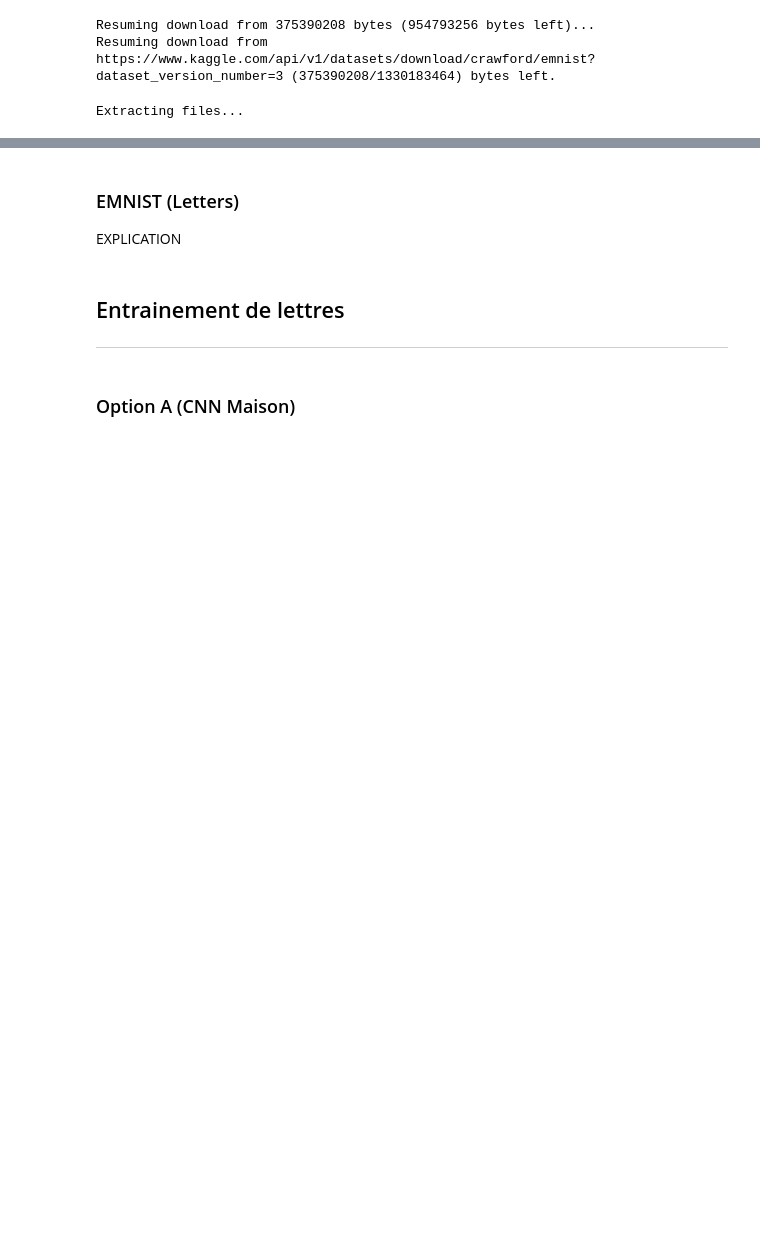
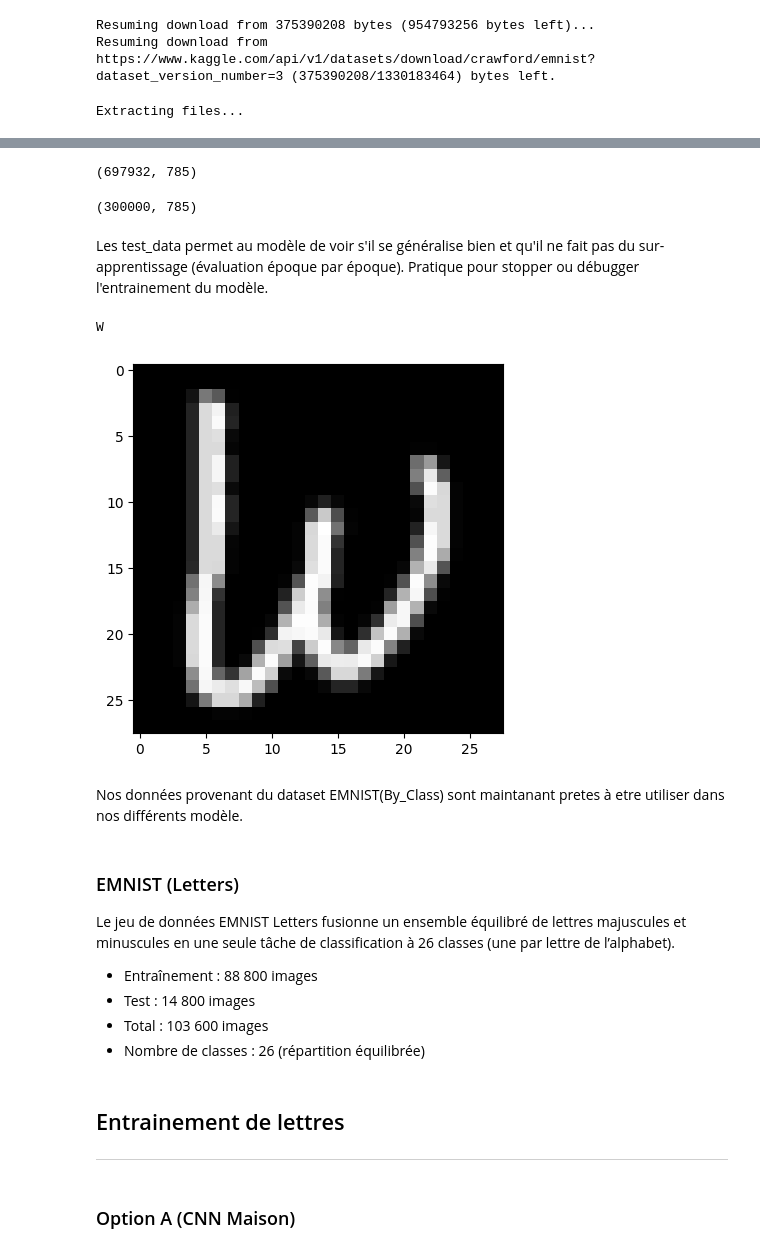
Before and after one commit to axelru26/Projet_Machine_Learning_Air_Drawing, a Jupyter notebook: Air_Drawing.ipynb, the cells around one changed output, grey strips where cells are left out. Saved outputs shown, nothing was run; the diff lists cells and outputs as text; code cells hidden in the pictures; blank space fills up the shorter version.

```diff
--- a/Air_Drawing.ipynb
+++ b/Air_Drawing.ipynb
@@ -66,3 +67,35 @@ __Taille des ensembles :__
 
 __Classes :__
 - ByClass : 62 classes (déséquilibrées)
+# %%
+# Recupération des train_data de EMNITST
+train_data = pd.read_csv('./Datasets/emnist_datasets/emnist-byclass-train.csv', header=None).to_numpy()
+print(train_data.shape)
+train_data = train_data[:300000,:]
+# %% [output]
+(697932, 785)
+# %%
+# Recupération des test_data de EMNITST
+test_data = pd.read_csv('./Datasets/emnist_datasets/emnist-byclass-test.csv', header=None).to_numpy()
+print(train_data.shape)
+# %% [output]
+(300000, 785)
+# %% [markdown]
+Les test_data permet au modèle de voir s'il se généralise bien et qu'il ne fait pas du sur-apprentissage (évaluation époque par époque).
+Pratique pour stopper ou débugger l'entrainement du modèle.
+# %%
+# Recupération des label_mapping de EMNITST
+label_mapping = np.genfromtxt('./Datasets/emnist_datasets/emnist-byclass-mapping.txt', delimiter=' ')
+
+label_trans = {}
+for label in label_mapping:
+    label_trans[label[0]] = chr(int(label[1]))
+
+# Exemple d'une donnée EMNIST
+img_nb = 150
+print(label_trans[train_data[img_nb,0]])
+plt.imshow(train_data[img_nb,1:].reshape(28,28).T, cmap='gray')
+plt.show()
+# %% [output]
+W
+[figure, added]
@@ -69,6 +129,13 @@ __Classes :__
+# %% [markdown]
+Nos données provenant du dataset EMNIST(By_Class) sont maintanant pretes à etre utiliser dans nos différents modèle.
 # %% [markdown]
 ### EMNIST (Letters)
-EXPLICATION
+Le jeu de données EMNIST Letters fusionne un ensemble équilibré de lettres majuscules et minuscules en une seule tâche de classification à 26 classes (une par lettre de l’alphabet).
+
+- Entraînement : 88 800 images
+- Test : 14 800 images
+- Total : 103 600 images
+- Nombre de classes : 26 (répartition équilibrée)
 # %% [markdown]
 ## Entrainement de lettres
 ---
```
Also changed, not shown: parts of 5 cells of this notebook, 1 other file.
